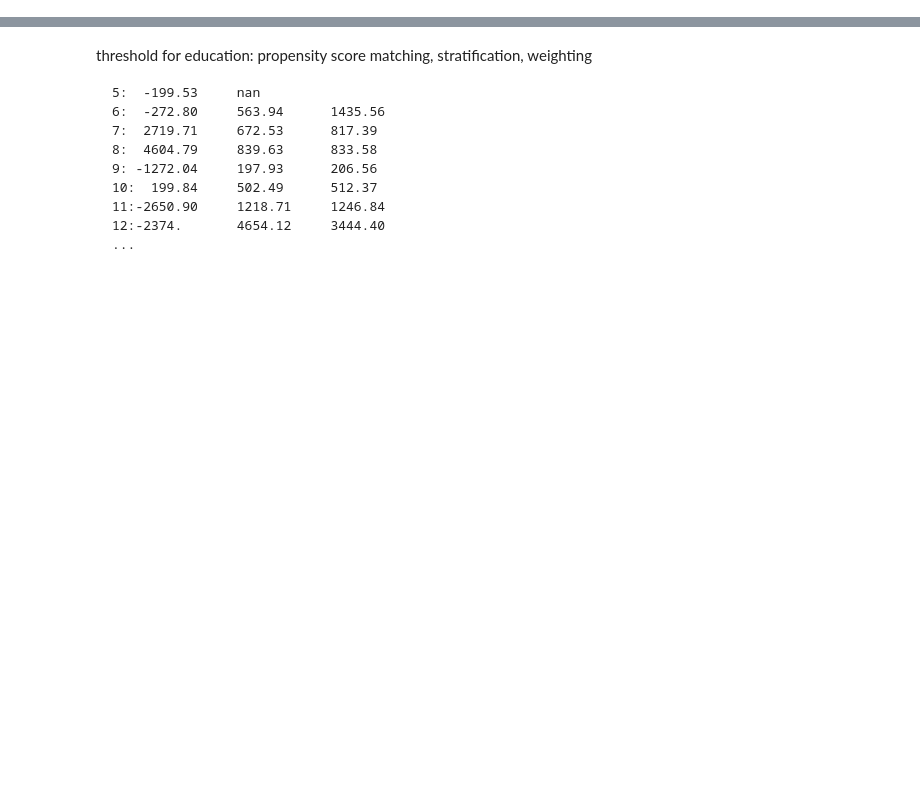
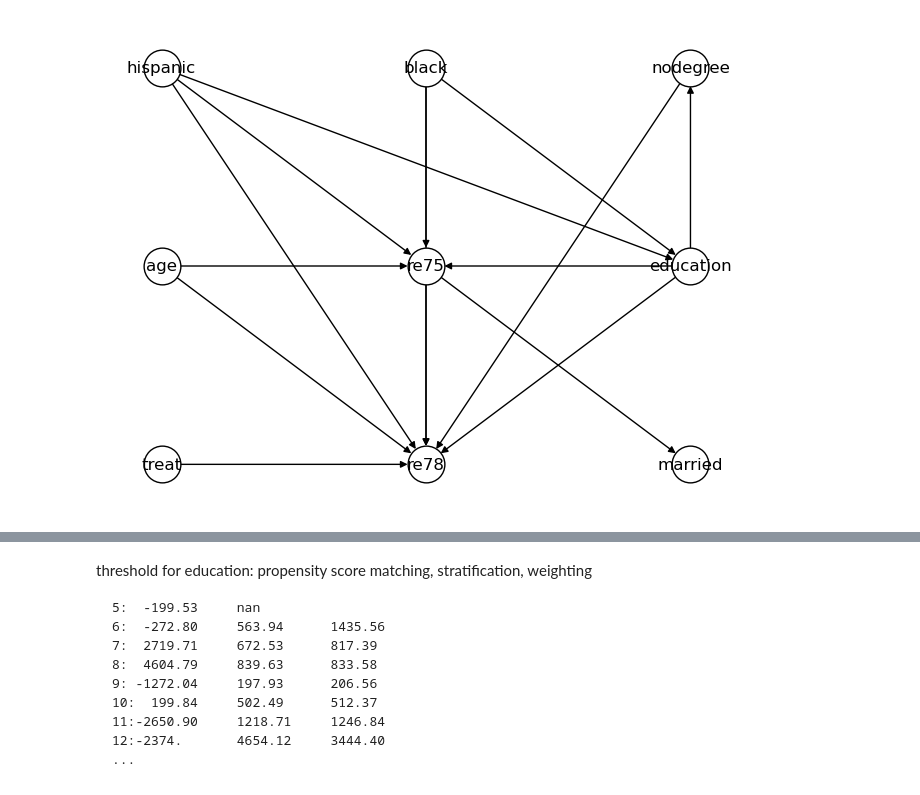
Before and after one commit to sohamchatterjee50/CAUSALITY, a Jupyter notebook: Causal_effect_n_validation.ipynb, the cells around one changed output, grey strips where cells are left out. Drawn from its saved outputs; the diff is of its cells as text; code cells hidden in the pictures; blank space fills up the shorter version.

```diff
--- a/Causal_effect_n_validation.ipynb
+++ b/Causal_effect_n_validation.ipynb
@@ -11,6 +11,34 @@ from IPython.display import Image, display
 warnings.filterwarnings("ignore", category=FutureWarning)
 
 data = pd.read_csv("lalonde_data.csv")
+# %%
+graph_v0 = nx.DiGraph()
+
+var_names = ['treat',
+ 'age',
+ 'education',
+ 'black',
+ 'hispanic',
+ 'married',
+ 'nodegree',
+ 're75',
+ 're78']
+
+graph_v0.add_nodes_from(var_names)
+
+graph_v0.add_edges_from([(var_names[0], var_names[8]), (var_names[1], var_names[7]), (var_names[1], var_names[8]),
+                  (var_names[2], var_names[7]), (var_names[2], var_names[8]), (var_names[2], var_names[6]), (var_names[6], var_names[8]),
+                  (var_names[7], var_names[5]), (var_names[7], var_names[8]), (var_names[3], var_names[2]), (var_names[4], var_names[2]),
+                  (var_names[3], var_names[7]), (var_names[4], var_names[7]), (var_names[3], var_names[8]), (var_names[4], var_names[8])])
+
+
+coordinates = [(-1,-1), (-1, 0), (1, 0), (0, 1), (-1, 1), (1, -1), (1, 1), (0, 0), (0, -1)]
+pos= {key: val for key, val in zip(var_names, coordinates)}
+
+nx.draw(graph_v0, pos= pos, with_labels=True, node_size=700, node_color='w', edgecolors ='black')
+nx.write_gml(graph_v0, "backdoor_criterion_graph.gml")
+# %% [output]
+[figure, added]
 # %%
 def gml_to_string(file):
     gml_str = ''
```
Also changed, not shown: parts of 5 cells of this notebook.
